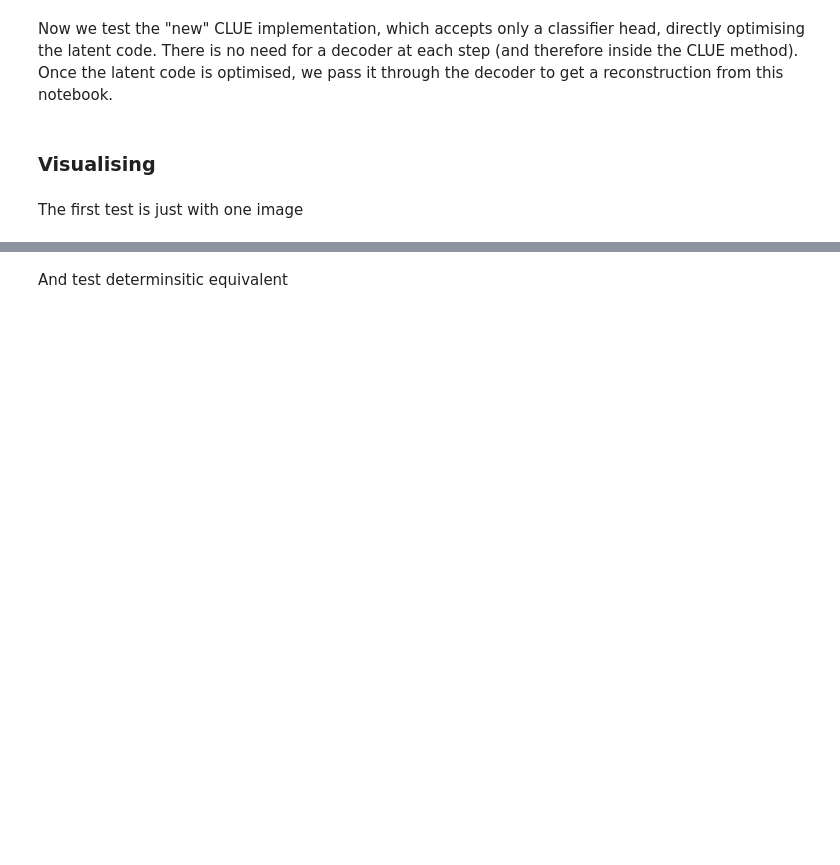
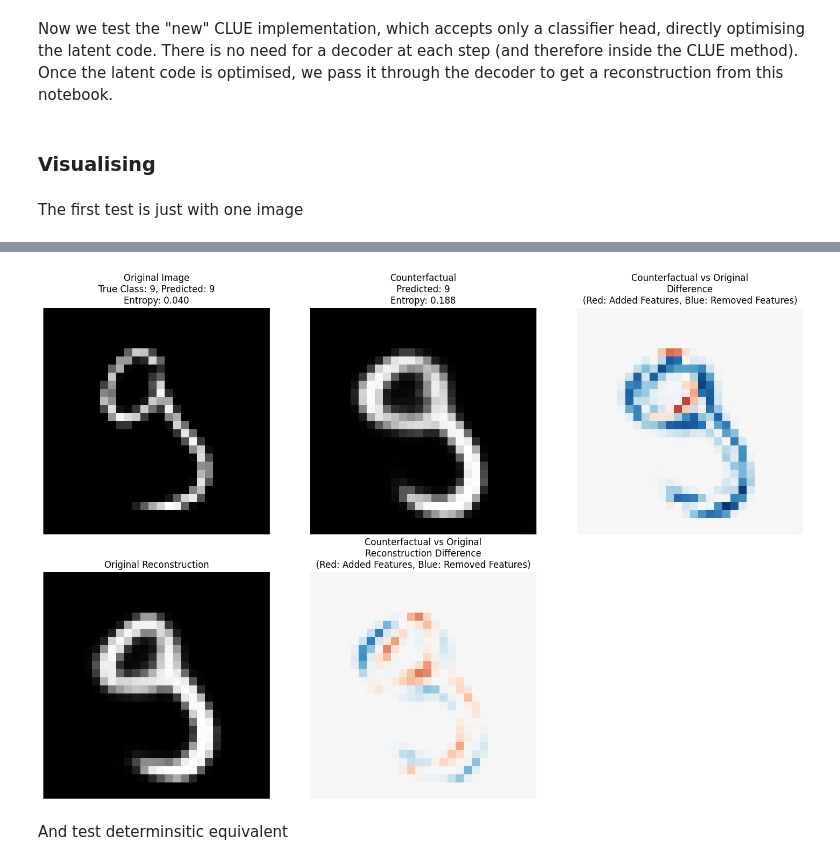
Before and after one commit to confinlay/Bayesian-CE, a Jupyter notebook: MyImplementation/testing_notebooks/test_clue_BLL.ipynb, the cells around one changed output, grey strips where cells are left out. Cells and saved outputs as stored; diff of their text form; code cells hidden in the pictures; blank space fills up the shorter version.

```diff
--- a/MyImplementation/testing_notebooks/test_clue_BLL.ipynb
+++ b/MyImplementation/testing_notebooks/test_clue_BLL.ipynb
@@ -253,7 +253,7 @@ Once the latent code is optimised, we pass it through the decoder to get a recon
 The first test is just with one image
 # %%
 # Get the most uncertain image and its latent representation
-most_uncertain_idx = sorted_data_indices[0]
+most_uncertain_idx = sorted_data_indices[7]
 uncertain_image, true_label = testset[most_uncertain_idx]
 uncertain_image = uncertain_image.to(cfg.device).unsqueeze(0)  # Add batch dimension
 
@@ -267,15 +267,15 @@ clue = new_CLUE.NewCLUE(
     classifier=bll,
     z0=z0,
     uncertainty_weight=1.0,
-    distance_weight=0.001,
-    lr=0.1,
+    distance_weight=0.05,
+    lr=0.01,
     device=cfg.device,
     bayesian=True,
-    verbose=False
+    verbose=True
 )
 
 # Optimize to find explanation
-z_explained = clue.optimize(steps=200)
+z_explained = clue.optimize(steps=100)
 
 # Generate reconstructions using decoder
 with torch.no_grad():
@@ -347,3 +363,4 @@ RuntimeError: stack expects a non-empty TensorList
+[figure, added]
 # %% [markdown]
 And test determinsitic equivalent
 # %%
```
Also changed, not shown: parts of 7 cells of this notebook, 5 other files.
